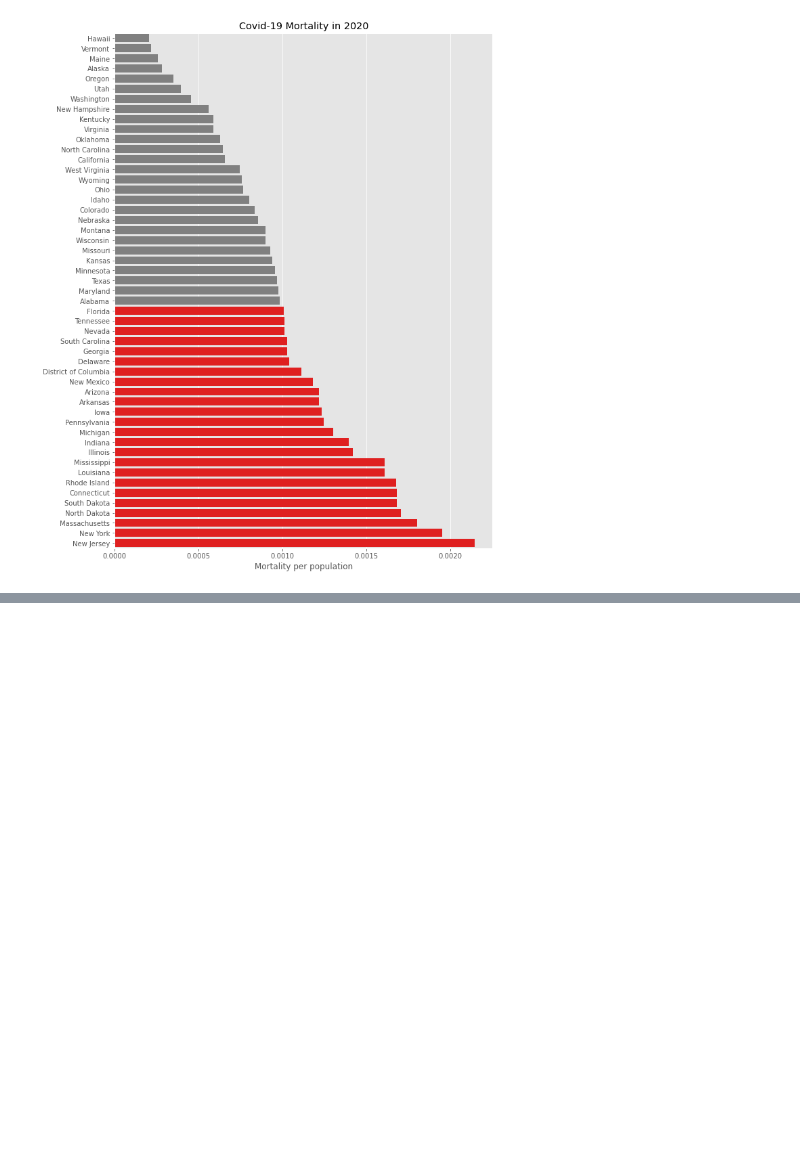
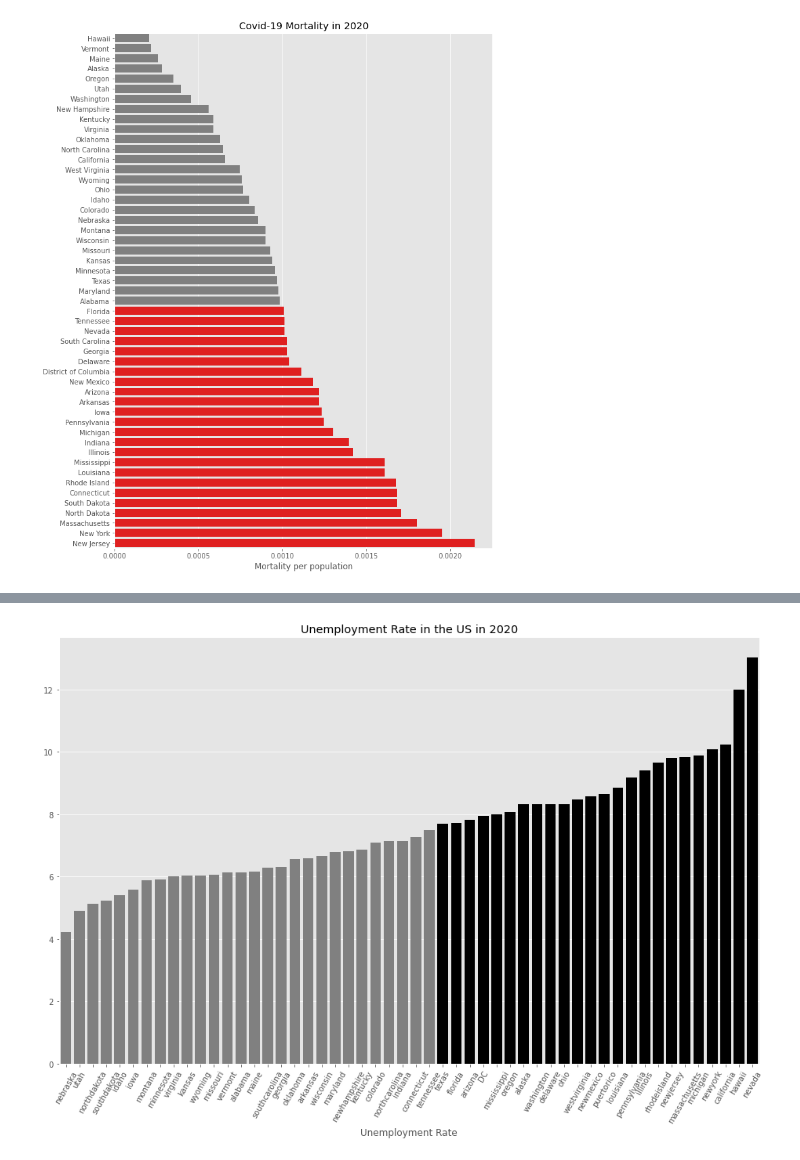
Before and after one commit to mrhartnett10/Covid19-Clustering-Demographic-Analysis-Group-Project, a Jupyter notebook: eda.ipynb, the cells around one changed output, grey strips where cells are left out. Saved outputs shown, nothing was run; the diff lists cells and outputs as text; code cells hidden in the pictures; blank space fills up the shorter version.

```diff
--- a/eda.ipynb
+++ b/eda.ipynb
@@ -163,0 +175,11 @@ plt.title('Unemployment Rate in the US in 2020');
+# %%
+plt.figure(figsize=(16,10))
+
+clrs = ['grey' if (x < df3.unemp_year_rate.mean()) else 'black' for x in df3['unemp_year_rate'].sort_values()]
+sns.barplot(x= 'state', y='unemp_year_rate', data=df3.sort_values('unemp_year_rate'),palette=clrs)
+plt.xlabel('Unemployment Rate')
+plt.ylabel('')
+plt.title('Unemployment Rate in the US in 2020')
+plt.xticks(rotation = 60);
+# %% [output]
+[figure, added]
```
Also changed, not shown: parts of 2 cells of this notebook, 1 other file.
